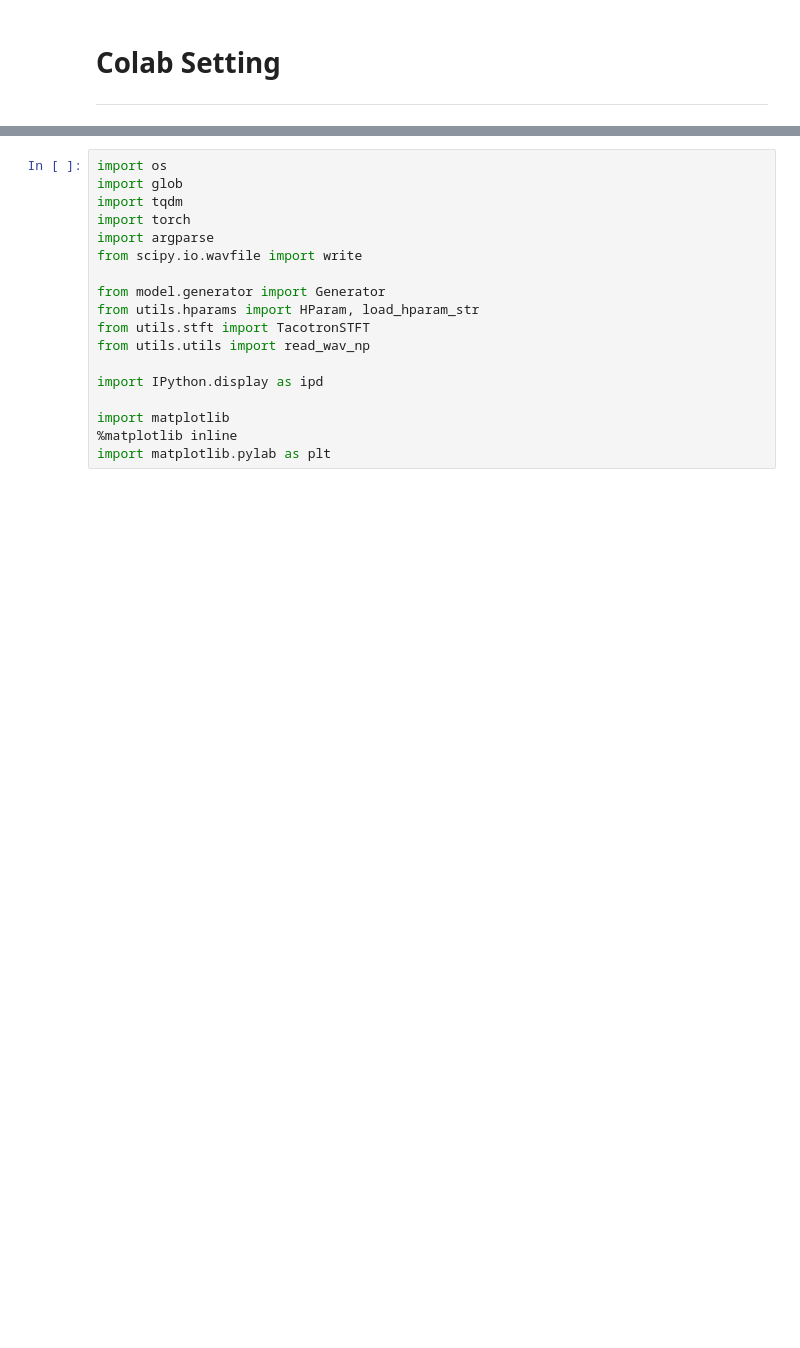
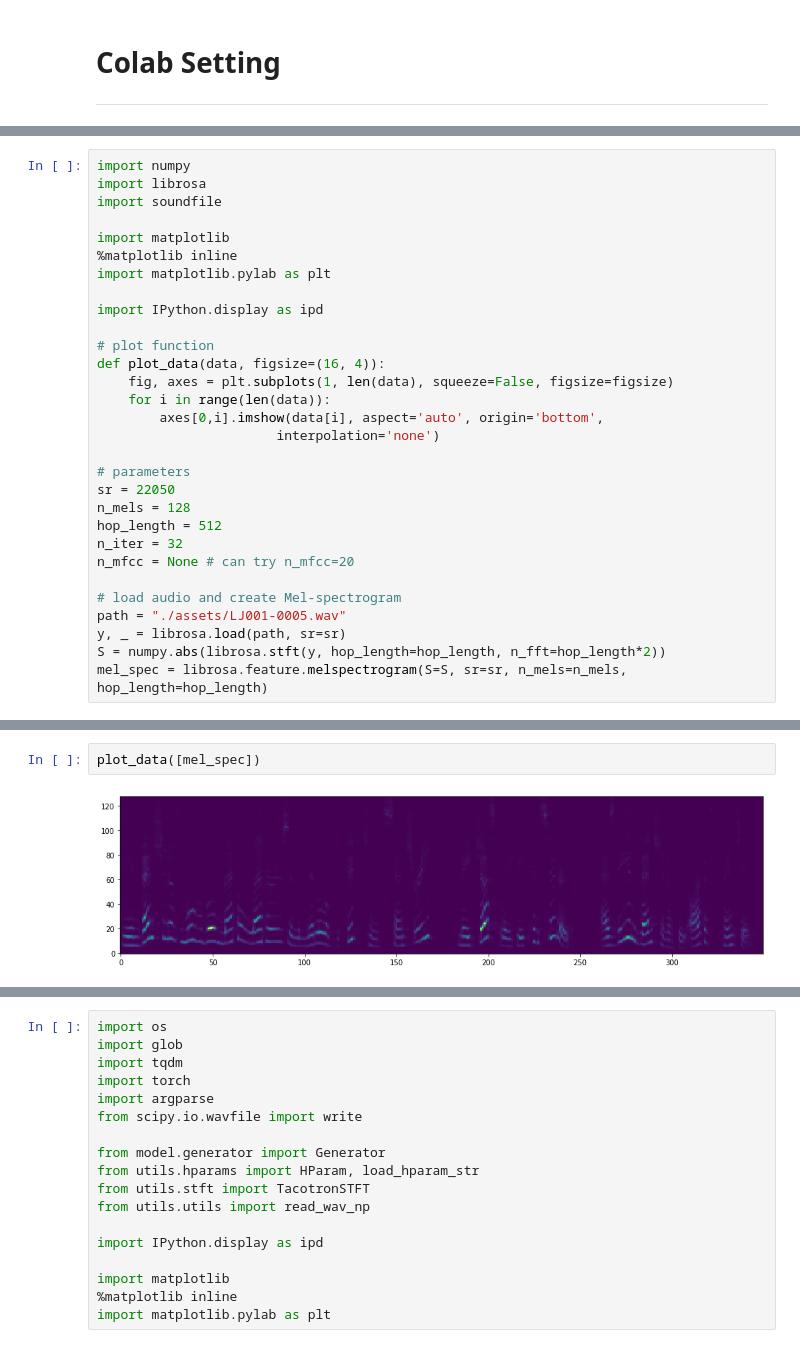
Before and after one commit to DSC-UI-SRIN/Introduction-to-GAN, a Jupyter notebook: 4 - Applications of GANs/melgan/colab.ipynb, the cells around one changed output, grey strips where cells are left out. Drawn from its saved outputs; the diff is of its cells as text; blank space fills up the shorter version.

```diff
--- a/4 - Applications of GANs/melgan/colab.ipynb
+++ b/4 - Applications of GANs/melgan/colab.ipynb
@@ -52,0 +58,30 @@ tar: Error is not recoverable: exiting now
+# %%
+import numpy
+import librosa
+import soundfile
+
+import matplotlib
+%matplotlib inline
+import matplotlib.pylab as plt
+
+import IPython.display as ipd
+
+# plot function
+def plot_data(data, figsize=(16, 4)):
+    fig, axes = plt.subplots(1, len(data), squeeze=False, figsize=figsize)
+    for i in range(len(data)):
+        axes[0,i].imshow(data[i], aspect='auto', origin='bottom',
+                       interpolation='none')
+
+# parameters
+sr = 22050
+n_mels = 128
+hop_length = 512
+n_iter = 32
+n_mfcc = None # can try n_mfcc=20
+
+# load audio and create Mel-spectrogram
+path = "./assets/LJ001-0005.wav"
+y, _ = librosa.load(path, sr=sr)
+S = numpy.abs(librosa.stft(y, hop_length=hop_length, n_fft=hop_length*2))
+mel_spec = librosa.feature.melspectrogram(S=S, sr=sr, n_mels=n_mels, hop_length=hop_length)
@@ -52,0 +93,4 @@ tar: Error is not recoverable: exiting now
+# %%
+plot_data([mel_spec])
+# %% [output]
+[figure, added]
```
Also changed, not shown: parts of 27 cells of this notebook.
